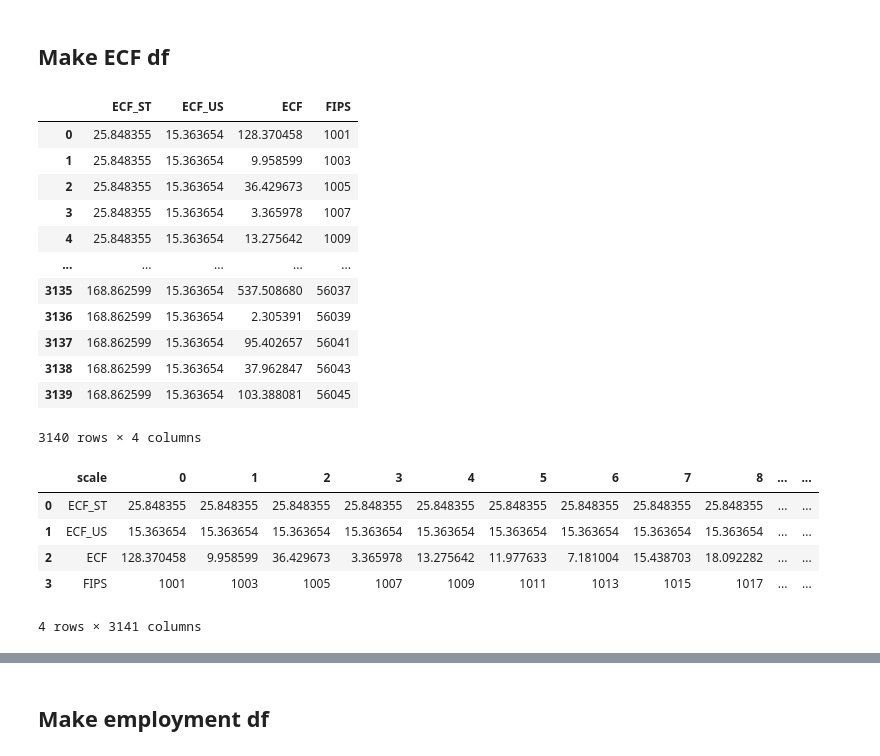
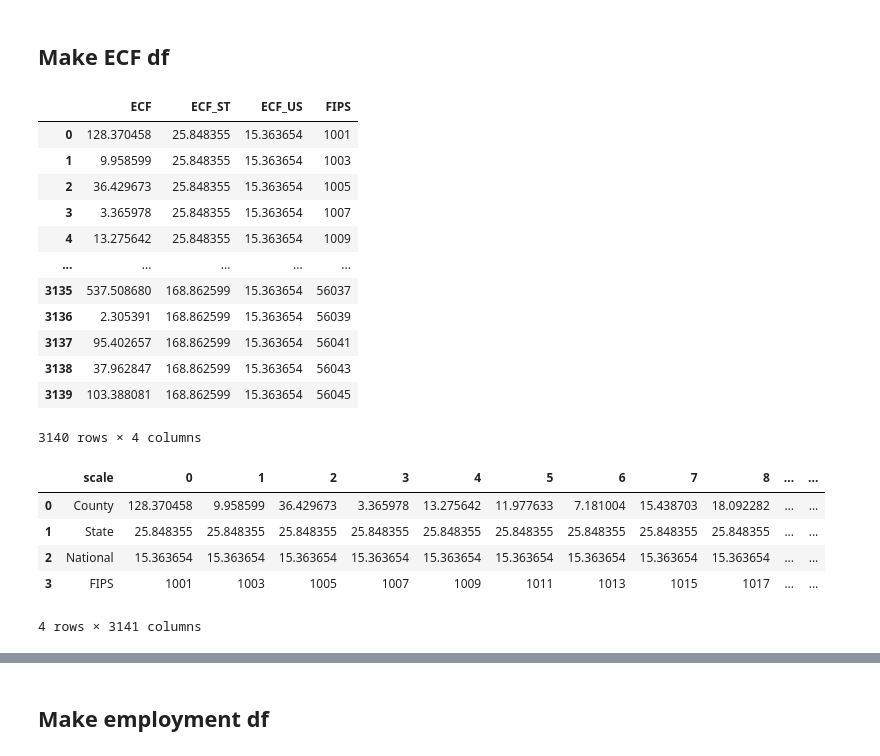
Before and after one commit to paulsizaire/paulsizaire.github.io, a Jupyter notebook: socio_data_processing.ipynb, the cells around one changed output, grey strips where cells are left out. Cells and saved outputs as stored; diff of their text form; code cells hidden in the pictures.

```diff
--- a/socio_data_processing.ipynb
+++ b/socio_data_processing.ipynb
@@ -21,32 +21,32 @@ len(df.FIPS.unique())
 # %%
 # ecf_df = df.loc[:,["ECF_ST","ECF_ST_log10","ECF_US","ECF_US_log10","ECF","ECF_log10","FIPS"]]
 # ecf_df
-ecf_cols = ["ECF_ST","ECF_US","ECF","FIPS"]
+ecf_cols = ["ECF","ECF_ST","ECF_US","FIPS"]
 df["FIPS"]=df["FIPS"].astype(int).astype(str)
 ecf_df = df.loc[:,ecf_cols]
 ecf_df
 # %% [output]
-|  | ECF_ST | ECF_US | ECF | FIPS |
-| 0 | 25.848355 | 15.363654 | 128.370458 | 1001 |
-| 1 | 25.848355 | 15.363654 | 9.958599 | 1003 |
-| 2 | 25.848355 | 15.363654 | 36.429673 | 1005 |
-| 3 | 25.848355 | 15.363654 | 3.365978 | 1007 |
-| 4 | 25.848355 | 15.363654 | 13.275642 | 1009 |
+|  | ECF | ECF_ST | ECF_US | FIPS |
+| 0 | 128.370458 | 25.848355 | 15.363654 | 1001 |
+| 1 | 9.958599 | 25.848355 | 15.363654 | 1003 |
+| 2 | 36.429673 | 25.848355 | 15.363654 | 1005 |
+| 3 | 3.365978 | 25.848355 | 15.363654 | 1007 |
+| 4 | 13.275642 | 25.848355 | 15.363654 | 1009 |
 | ... | ... | ... | ... | ... |
-| 3135 | 168.862599 | 15.363654 | 537.508680 | 56037 |
-| 3136 | 168.862599 | 15.363654 | 2.305391 | 56039 |
-| 3137 | 168.862599 | 15.363654 | 95.402657 | 56041 |
-| 3138 | 168.862599 | 15.363654 | 37.962847 | 56043 |
-| 3139 | 168.862599 | 15.363654 | 103.388081 | 56045 |
+| 3135 | 537.508680 | 168.862599 | 15.363654 | 56037 |
+| 3136 | 2.305391 | 168.862599 | 15.363654 | 56039 |
+| 3137 | 95.402657 | 168.862599 | 15.363654 | 56041 |
+| 3138 | 37.962847 | 168.862599 | 15.363654 | 56043 |
+| 3139 | 103.388081 | 168.862599 | 15.363654 | 56045 |
 3140 rows × 4 columns
 # %%
-ecf_df = df[ecf_cols].T.reset_index().rename({'index':'scale'},axis=1).fillna(0)
+ecf_df = df[ecf_cols].rename({"ECF_ST":'State','ECF_US':'National','ECF':'County'},axis=1).T.reset_index().rename({'index':'scale'},axis=1).fillna(0)
 ecf_df
 # %% [output]
 |  | scale | 0 | 1 | 2 | 3 | 4 | 5 | 6 | 7 | 8 | ... | ... |
-| 0 | ECF_ST | 25.848355 | 25.848355 | 25.848355 | 25.848355 | 25.848355 | 25.848355 | 25.848355 | 25.848355 | 25.848355 | ... | ... |
-| 1 | ECF_US | 15.363654 | 15.363654 | 15.363654 | 15.363654 | 15.363654 | 15.363654 | 15.363654 | 15.363654 | 15.363654 | ... | ... |
-| 2 | ECF | 128.370458 | 9.958599 | 36.429673 | 3.365978 | 13.275642 | 11.977633 | 7.181004 | 15.438703 | 18.092282 | ... | ... |
+| 0 | County | 128.370458 | 9.958599 | 36.429673 | 3.365978 | 13.275642 | 11.977633 | 7.181004 | 15.438703 | 18.092282 | ... | ... |
+| 1 | State | 25.848355 | 25.848355 | 25.848355 | 25.848355 | 25.848355 | 25.848355 | 25.848355 | 25.848355 | 25.848355 | ... | ... |
+| 2 | National | 15.363654 | 15.363654 | 15.363654 | 15.363654 | 15.363654 | 15.363654 | 15.363654 | 15.363654 | 15.363654 | ... | ... |
 | 3 | FIPS | 1001 | 1003 | 1005 | 1007 | 1009 | 1011 | 1013 | 1015 | 1017 | ... | ... |
 4 rows × 3141 columns
 # %%
```
Also changed, not shown: parts of 3 cells of this notebook.
